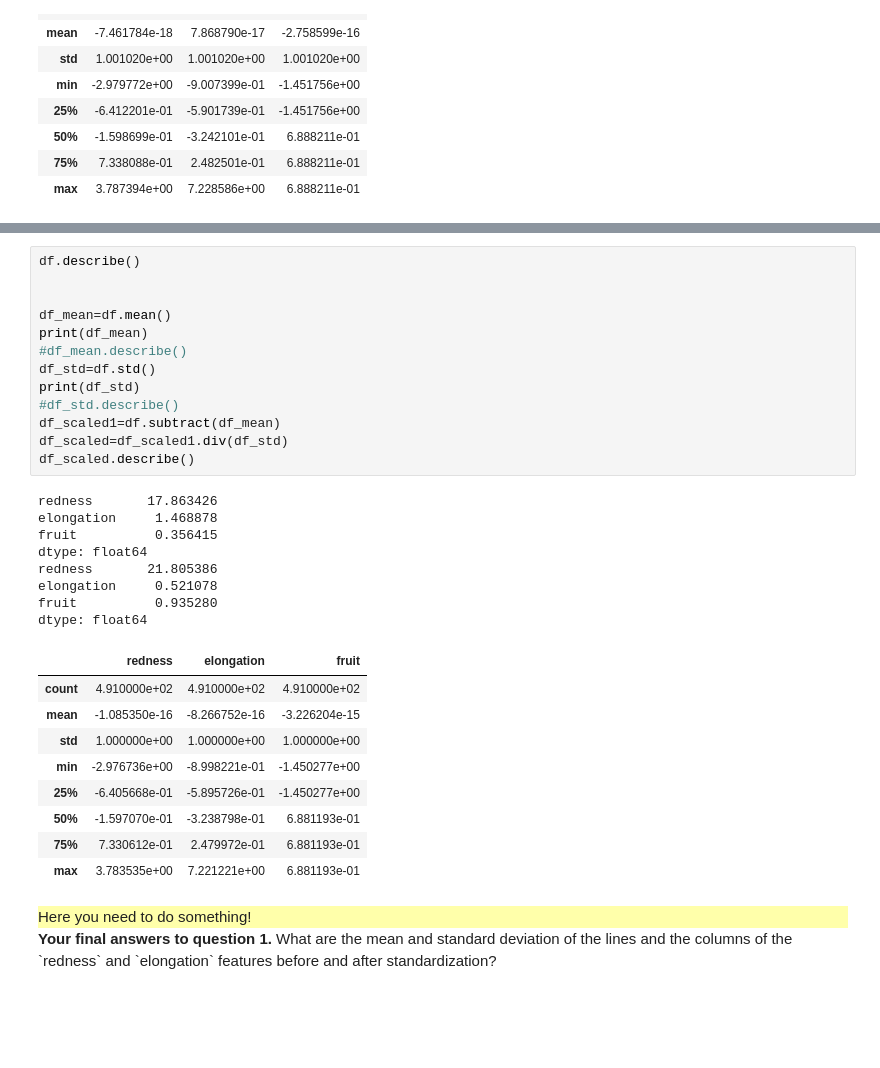
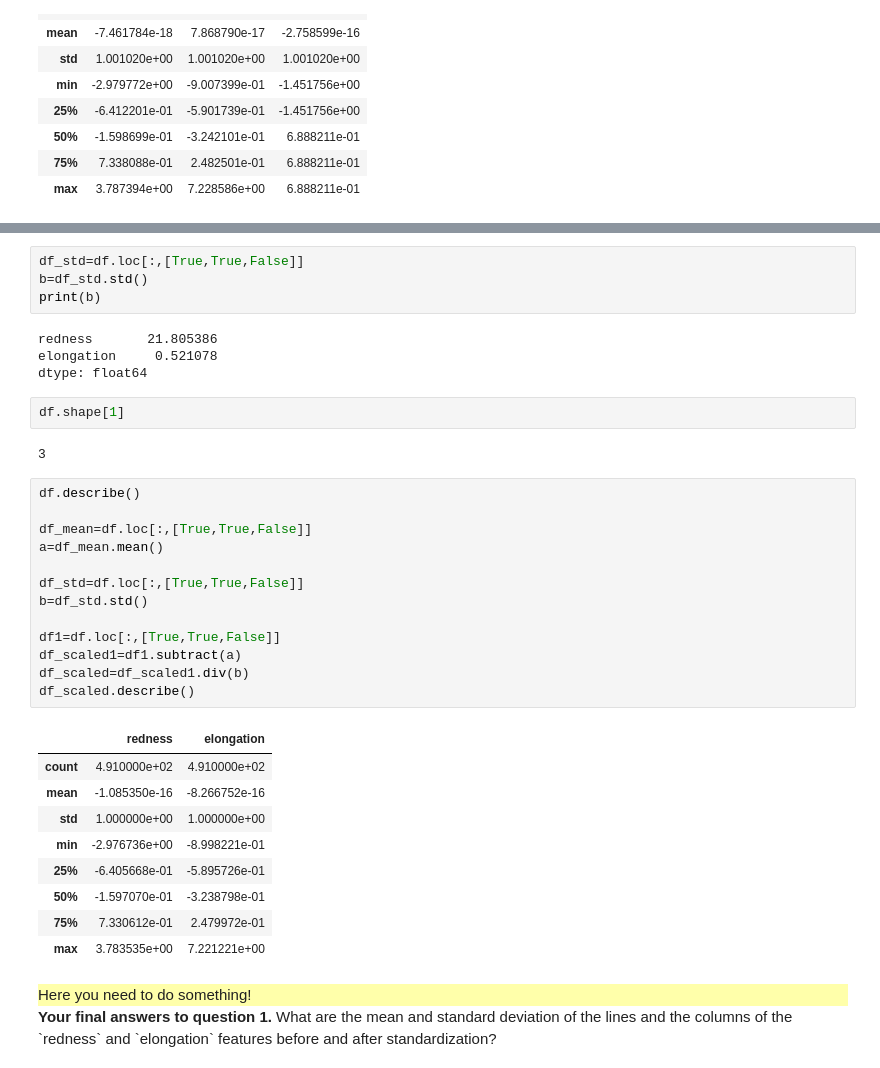
Before and after one commit to anis2899/info232, a Jupyter notebook: TP2/TP2.ipynb, the cells around one changed output, grey strips where cells are left out. Drawn from its saved outputs; the diff is of its cells as text; blank space fills up the shorter version.

```diff
--- a/TP2/TP2.ipynb
+++ b/TP2/TP2.ipynb
@@ -185,34 +193,38 @@ df_scaled.describe()
+# %%
+df_std=df.loc[:,[True,True,False]]
+b=df_std.std()
+print(b)
+# %% [output]
+redness       21.805386
+elongation     0.521078
+dtype: float64
+# %%
+df.shape[1]
+# %% [output]
+3
 # %%
 df.describe()
 
+df_mean=df.loc[:,[True,True,False]]
+a=df_mean.mean()
 
-df_mean=df.mean()
-print(df_mean)
-#df_mean.describe()
-df_std=df.std()
-print(df_std)
-#df_std.describe()
-df_scaled1=df.subtract(df_mean)
-df_scaled=df_scaled1.div(df_std)
+df_std=df.loc[:,[True,True,False]]
+b=df_std.std()
+
+df1=df.loc[:,[True,True,False]]
+df_scaled1=df1.subtract(a)
+df_scaled=df_scaled1.div(b)
 df_scaled.describe()
 # %% [output]
-redness       17.863426
-elongation     1.468878
-fruit          0.356415
-dtype: float64
-redness       21.805386
-elongation     0.521078
-fruit          0.935280
-dtype: float64
-|  | redness | elongation | fruit |
-| count | 4.910000e+02 | 4.910000e+02 | 4.910000e+02 |
-| mean | -1.085350e-16 | -8.266752e-16 | -3.226204e-15 |
-| std | 1.000000e+00 | 1.000000e+00 | 1.000000e+00 |
-| min | -2.976736e+00 | -8.998221e-01 | -1.450277e+00 |
-| 25% | -6.405668e-01 | -5.895726e-01 | -1.450277e+00 |
-| 50% | -1.597070e-01 | -3.238798e-01 | 6.881193e-01 |
-| 75% | 7.330612e-01 | 2.479972e-01 | 6.881193e-01 |
-| max | 3.783535e+00 | 7.221221e+00 | 6.881193e-01 |
+|  | redness | elongation |
+| count | 4.910000e+02 | 4.910000e+02 |
+| mean | -1.085350e-16 | -8.266752e-16 |
+| std | 1.000000e+00 | 1.000000e+00 |
+| min | -2.976736e+00 | -8.998221e-01 |
+| 25% | -6.405668e-01 | -5.895726e-01 |
+| 50% | -1.597070e-01 | -3.238798e-01 |
+| 75% | 7.330612e-01 | 2.479972e-01 |
+| max | 3.783535e+00 | 7.221221e+00 |
 # %% [markdown]
 <div style="background:#FFFFAA">
     Here you need to do something!
```
Also changed, not shown: parts of 13 cells of this notebook.
